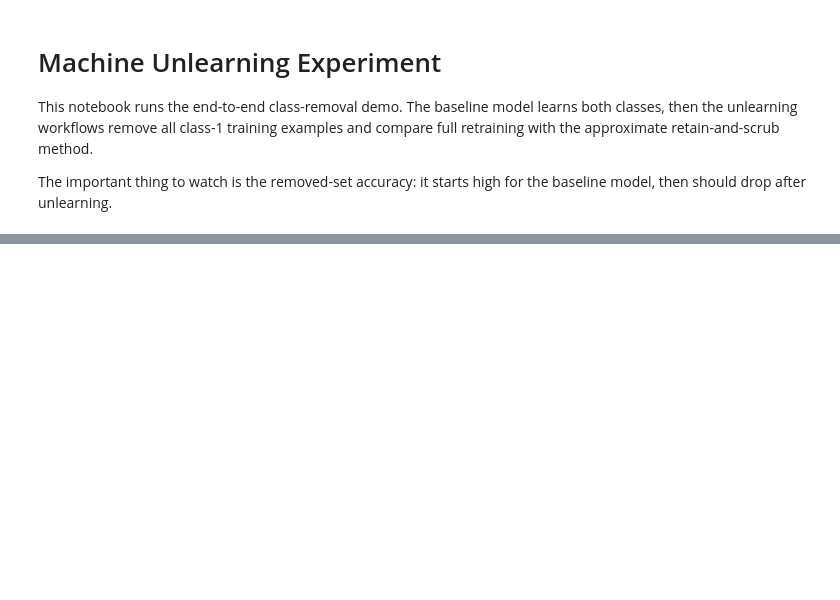
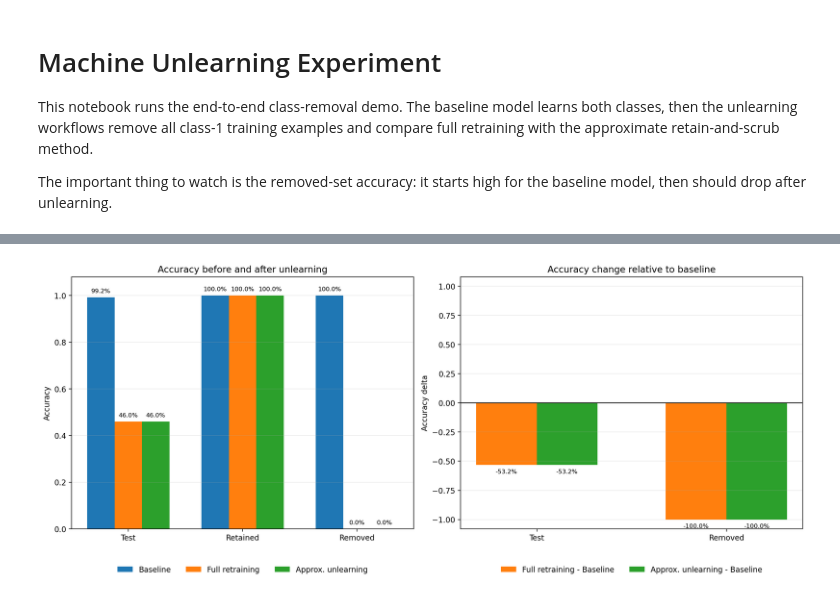
Before and after one commit to ElijahRosal/MachineUnlearning, a Jupyter notebook: notebooks/experiment_notebook.ipynb, the cells around one changed output, grey strips where cells are left out. Saved outputs shown, nothing was run; the diff lists cells and outputs as text; code cells hidden in the pictures; blank space fills up the shorter version.

Commit message:
add: Visuals embedded in experiment_notebook

```diff
--- a/notebooks/experiment_notebook.ipynb
+++ b/notebooks/experiment_notebook.ipynb
@@ -56,0 +63,5 @@ Approximate speedup vs retraining: 3.82x
+# %%
+# Show the accuracy comparison chart generated by run_experiment.
+display(Image(filename=str(project_root / "artifacts" / "accuracy_comparison.png")))
+# %% [output]
+[figure, added]
```
Also changed, not shown: parts of 5 cells of this notebook.
